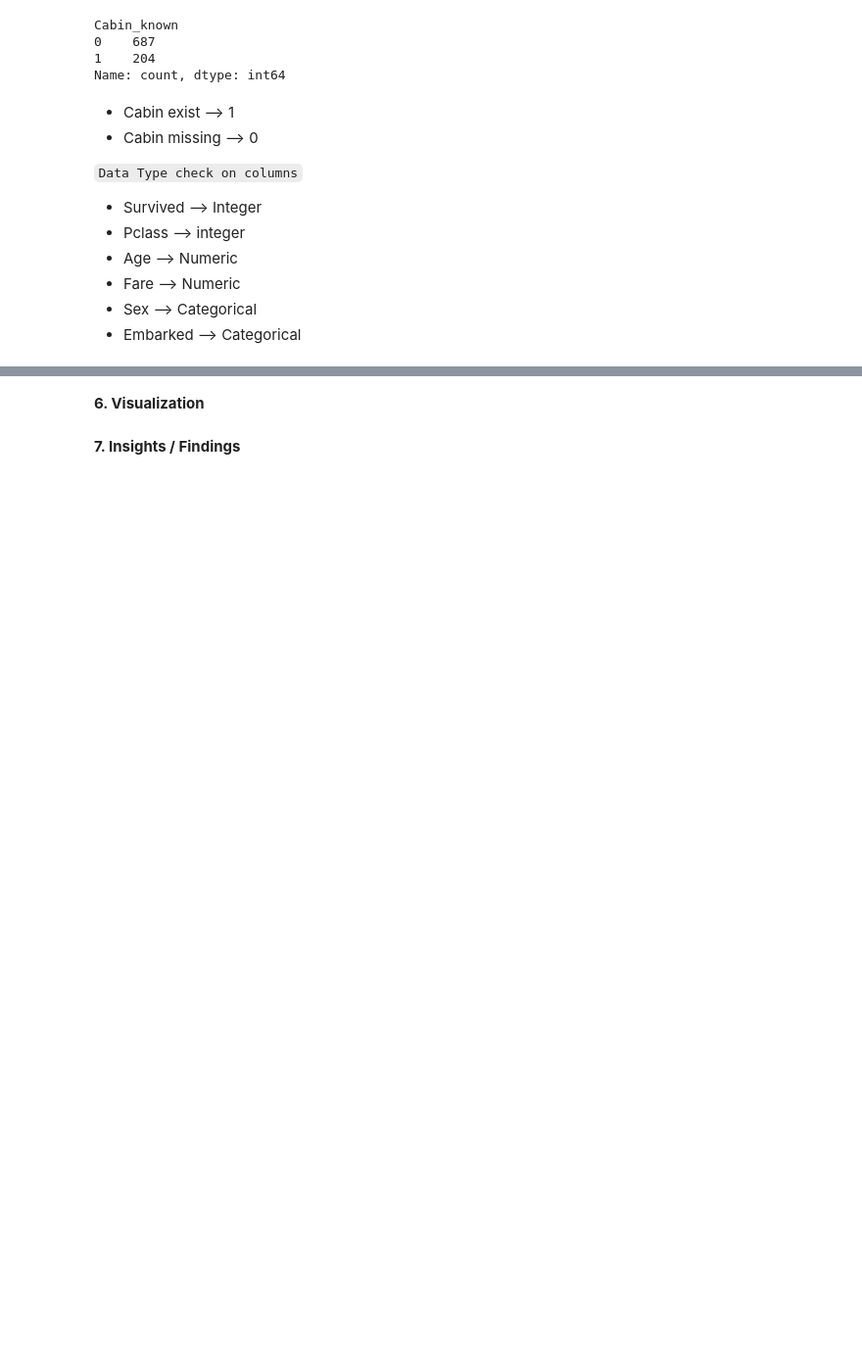
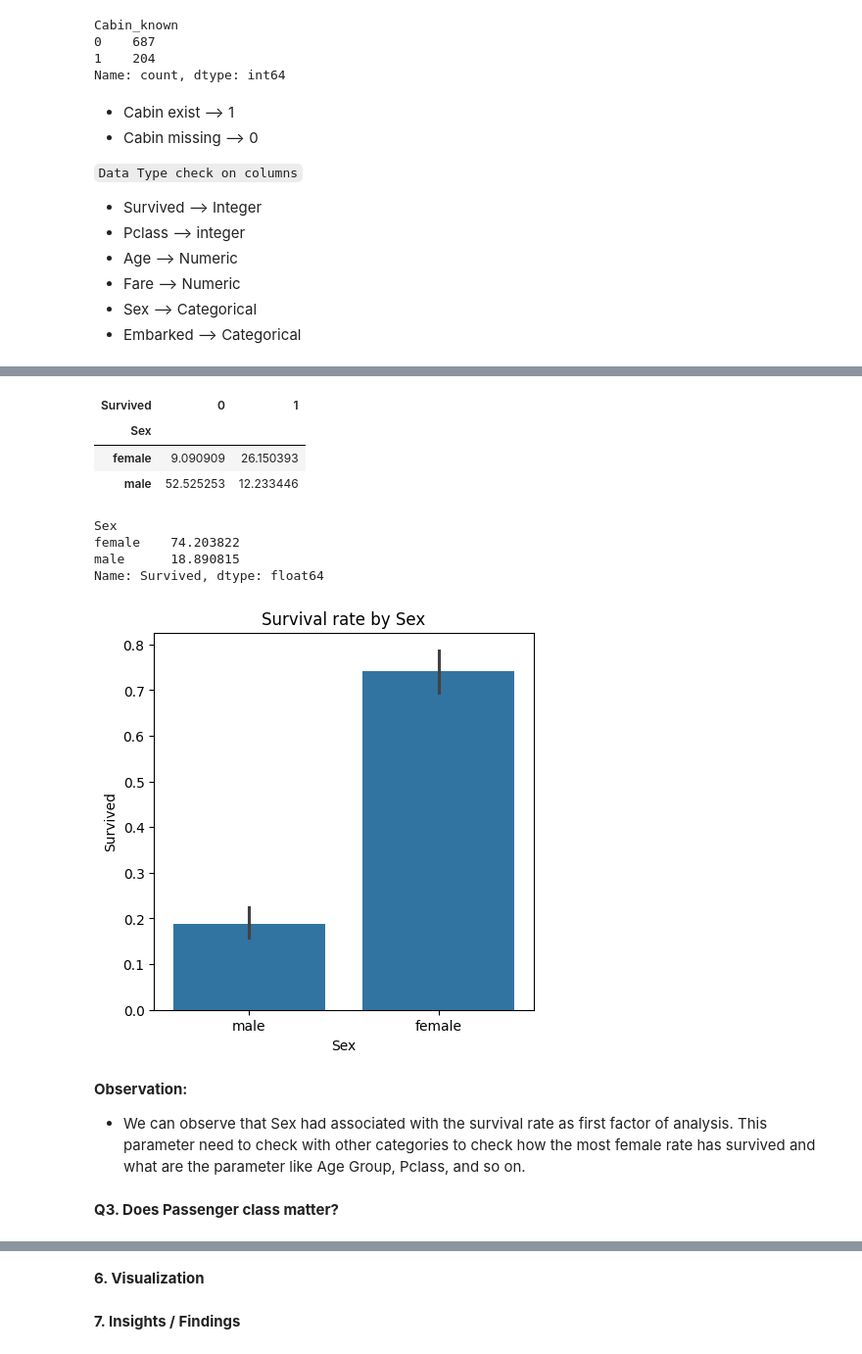
Before and after one commit to rakshith7733/Data-Science-AIML-Portfolio, a Jupyter notebook: Projects/Case Study/03 - Titanic Analysis/Titanic Data Analysis.ipynb, the cells around one changed output, grey strips where cells are left out. Shown at 98% size. Cells and saved outputs as stored; diff of their text form; code cells hidden in the pictures; blank space fills up the shorter version.

```diff
--- a/Projects/Case Study/03 - Titanic Analysis/Titanic Data Analysis.ipynb
+++ b/Projects/Case Study/03 - Titanic Analysis/Titanic Data Analysis.ipynb
@@ -339 +364,31 @@ sex x survival
+# %%
+pd.crosstab(
+    df['Sex'],
+    df['Survived'],
+    normalize=True
+)*100
+# %% [output]
+| Survived | 0 | 1 |
+| Sex |  |  |
+| female | 9.090909 | 26.150393 |
+| male | 52.525253 | 12.233446 |
+# %%
+df.groupby(df['Sex'])['Survived'].mean() * 100
+# %% [output]
+Sex
+female    74.203822
+male      18.890815
+Name: Survived, dtype: float64
+# %%
+plt.figure(figsize=(5,5))
+sns.barplot(data=df,x='Sex', y='Survived')
+plt.title("Survival rate by Sex")
+plt.show()
+# %% [output]
+[figure, added]
+# %% [markdown]
+**Observation:**
+- We can observe that Sex had associated with the survival rate as first factor of analysis. This parameter need to check with other categories to check how the most female rate has survived and what are the parameter like Age Group, Pclass, and so on.
+# %% [markdown]
+**Q3.  Does Passenger class matter?**
 # %%
```
Also changed, not shown: parts of 50 cells of this notebook, 3 other files.
